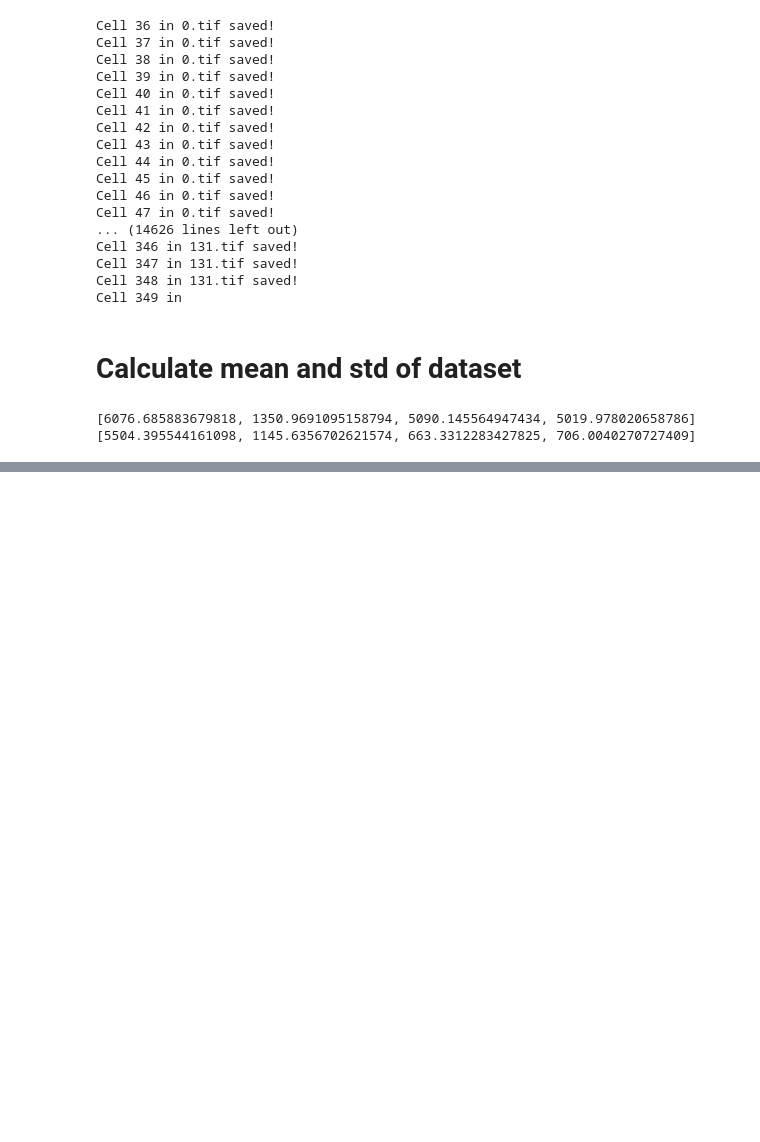
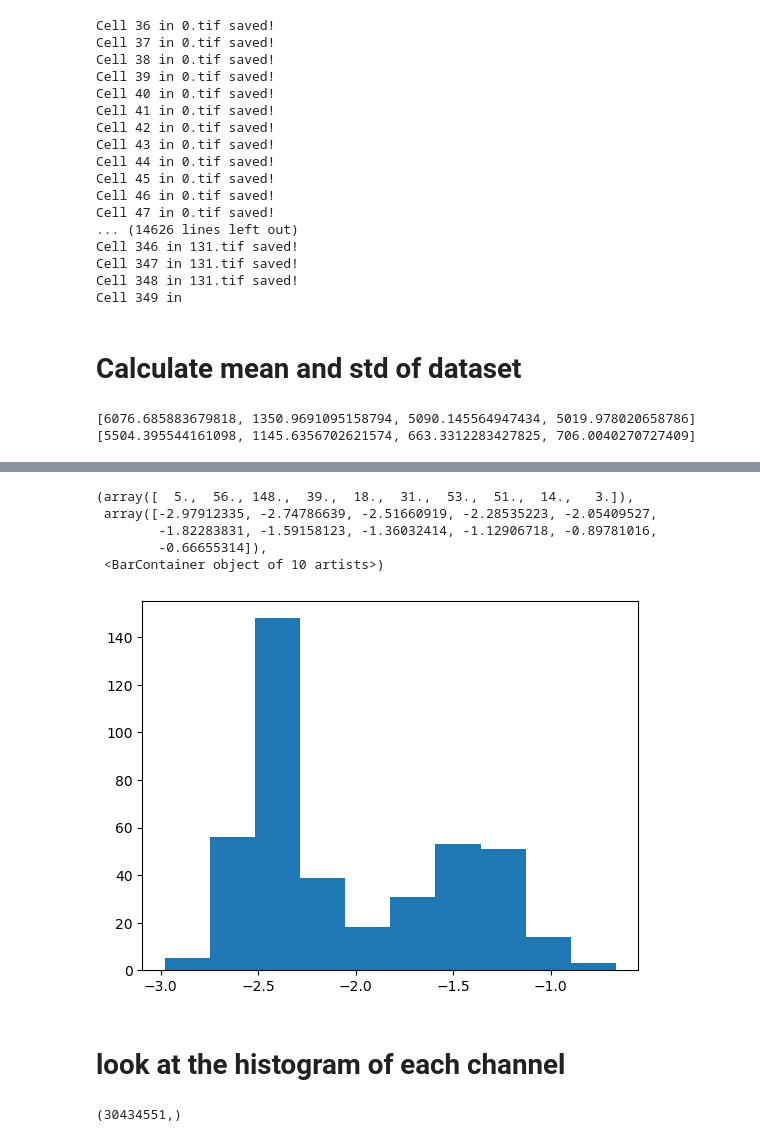
Before and after one commit to Xiao001010/JRA, a Jupyter notebook: preprocessing.ipynb, the cells around one changed output, grey strips where cells are left out. Cells and saved outputs as stored; diff of their text form; code cells hidden in the pictures; blank space fills up the shorter version.

```diff
--- a/preprocessing.ipynb
+++ b/preprocessing.ipynb
@@ -227,0 +246,11 @@ plt.show()
+# %%
+plt.hist((img[2]).flatten())
+# %% [output]
+(array([  5.,  56., 148.,  39.,  18.,  31.,  53.,  51.,  14.,   3.]),
+ array([-2.97912335, -2.74786639, -2.51660919, -2.28535223, -2.05409527,
+        -1.82283831, -1.59158123, -1.36032414, -1.12906718, -0.89781016,
+        -0.66655314]),
+ <BarContainer object of 10 artists>)
+[figure, added]
+# %% [markdown]
+# **look at the histogram of each channel**
@@ -227,0 +277,4 @@ plt.show()
+# %%
+img_stack[0].shape
+# %% [output]
+(30434551,)
```
Also changed, not shown: parts of 14 cells of this notebook.
